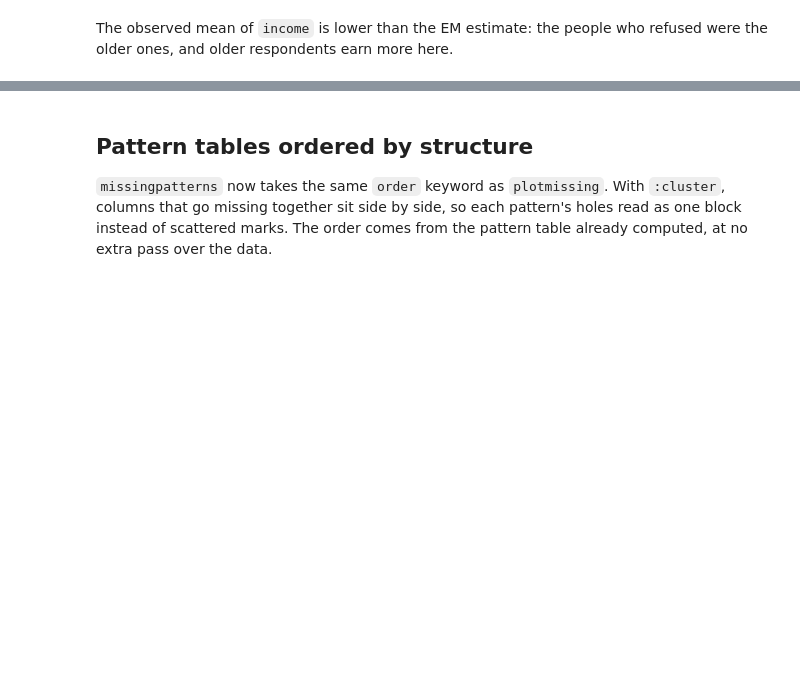
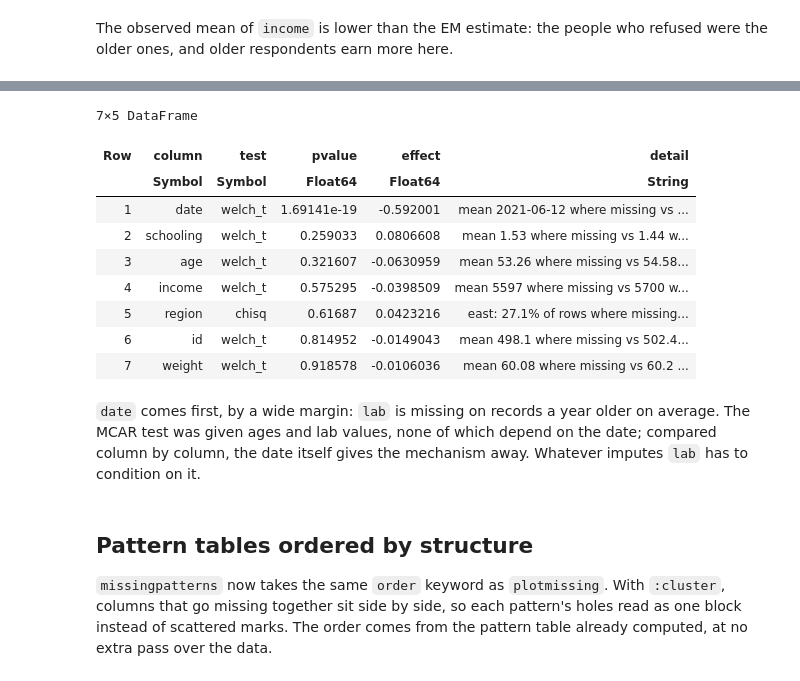
Before and after one commit to dantebertuzzi/MissingPatterns.jl, a Jupyter notebook: notebooks/whats-new-0.7.ipynb, the cells around one changed output, grey strips where cells are left out. Cells and saved outputs as stored; diff of their text form; code cells hidden in the pictures; blank space fills up the shorter version.

```diff
--- a/notebooks/whats-new-0.7.ipynb
+++ b/notebooks/whats-new-0.7.ipynb
@@ -123,3 +189,20 @@ older ones, and older respondents earn more here.
+# %%
+pred(:lab)
+# %% [output]
+7×5 DataFrame
+| Row | column | test | pvalue | effect | detail |
+|  | Symbol | Symbol | Float64 | Float64 | String |
+| 1 | date | welch_t | 1.69141e-19 | -0.592001 | mean 2021-06-12 where missing vs ... |
+| 2 | schooling | welch_t | 0.259033 | 0.0806608 | mean 1.53 where missing vs 1.44 w... |
+| 3 | age | welch_t | 0.321607 | -0.0630959 | mean 53.26 where missing vs 54.58... |
+| 4 | income | welch_t | 0.575295 | -0.0398509 | mean 5597 where missing vs 5700 w... |
+| 5 | region | chisq | 0.61687 | 0.0423216 | east: 27.1% of rows where missing... |
+| 6 | id | welch_t | 0.814952 | -0.0149043 | mean 498.1 where missing vs 502.4... |
+| 7 | weight | welch_t | 0.918578 | -0.0106036 | mean 60.08 where missing vs 60.2 ... |
+# %% [markdown]
+`date` comes first, by a wide margin: `lab` is missing on records a year older on average. The
+MCAR test was given ages and lab values, none of which depend on the date; compared column by
+column, the date itself gives the mechanism away. Whatever imputes `lab` has to condition on it.
 # %% [markdown]
 ## Pattern tables ordered by structure
 
```
Also changed, not shown: parts of 10 cells of this notebook, 10 other files.
